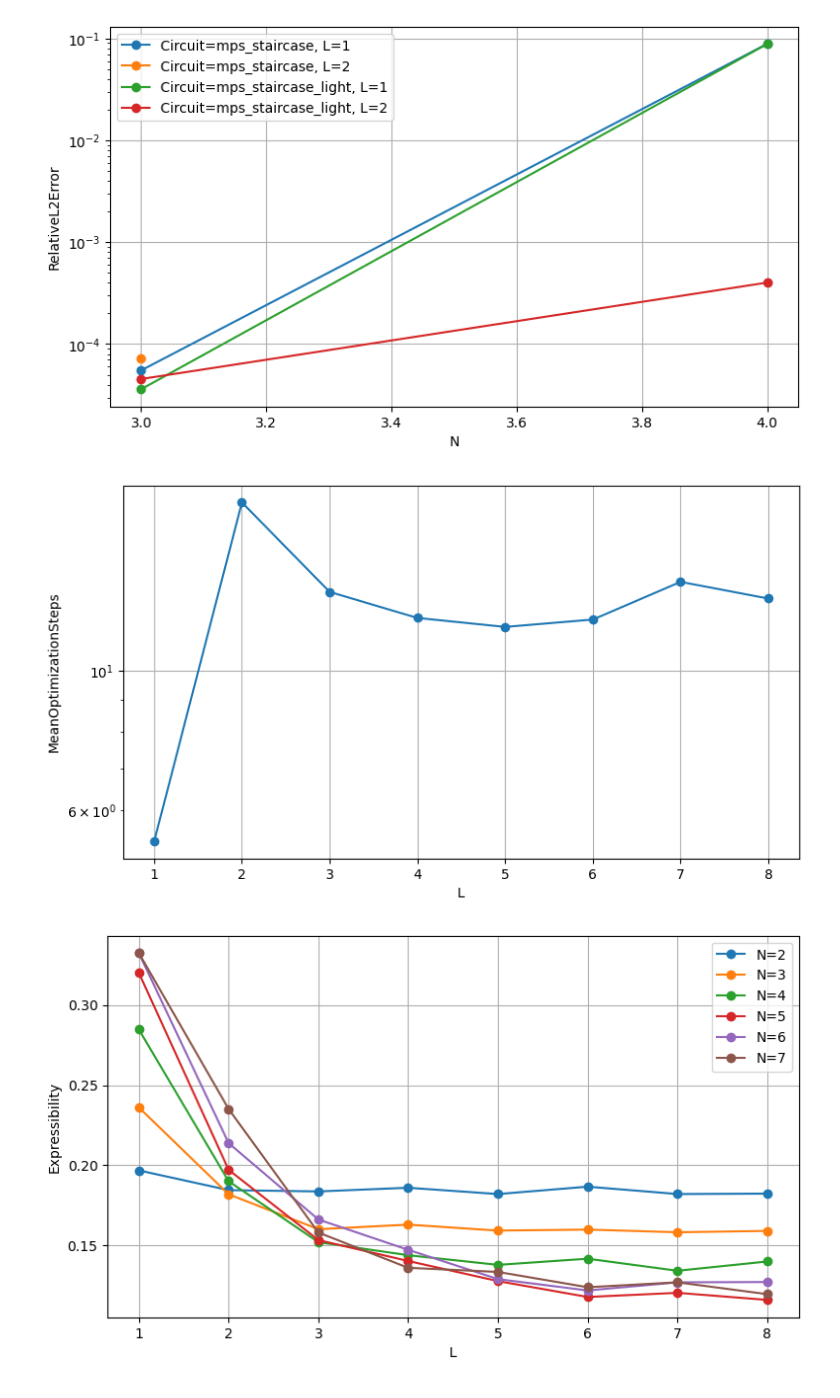
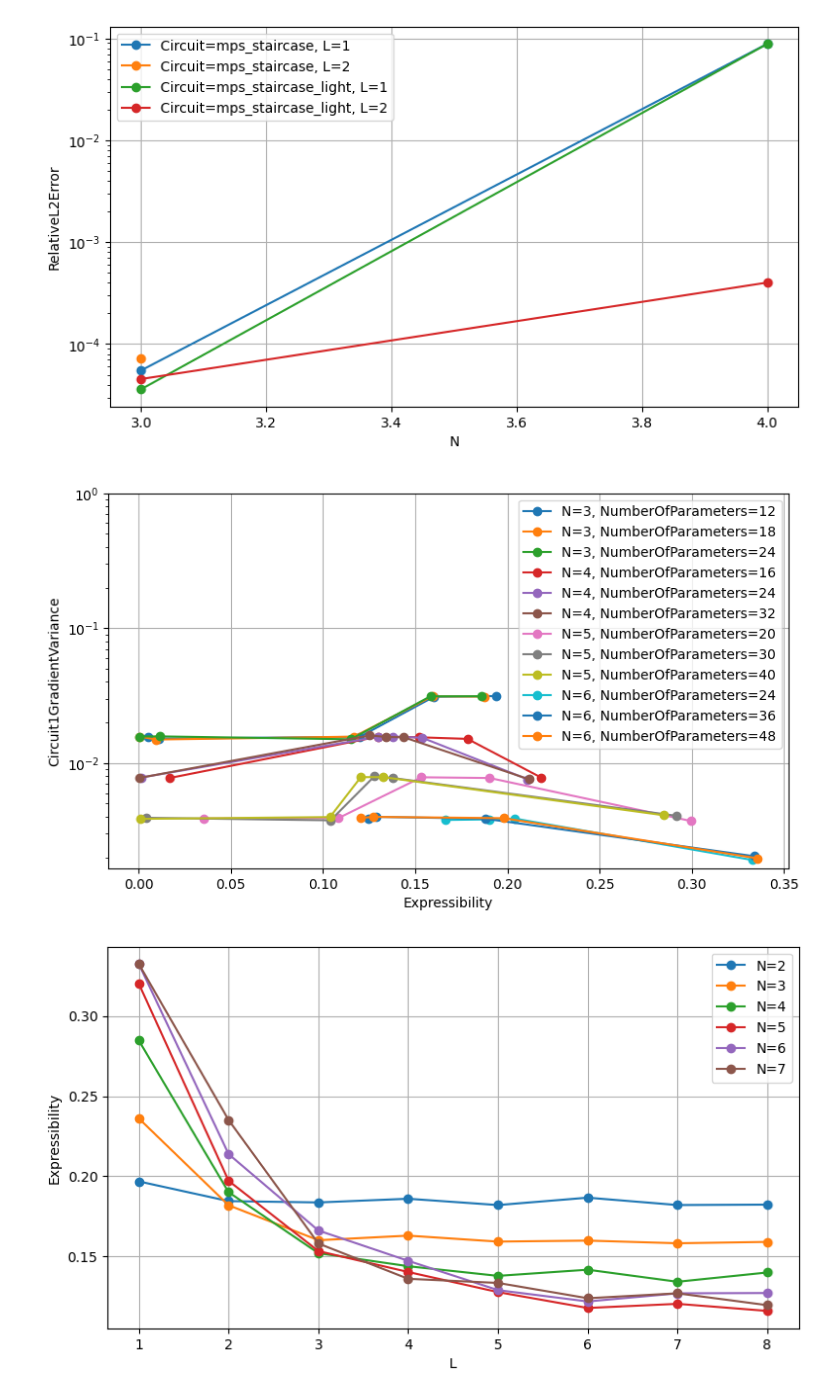
Before and after one commit to Joel-Kunk/VQCFD_quimb, a Jupyter notebook: analysis_results.ipynb, the cells around one changed output. Saved outputs shown, nothing was run; the diff lists cells and outputs as text; code cells hidden in the pictures.

Commit message:
more circuits

```diff
--- a/analysis_results.ipynb
+++ b/analysis_results.ipynb
@@ -155,8 +155,8 @@ shots_used_total: 0
 
 Use `TIMESTEP = 0` for the initial state, a positive saved-state index, or `-1` for the final state. The plot reports MSE, R², and normalized squared-overlap fidelity.
 # %%
-DIR_LABEL = "N4_mps_staircase"
-LABEL = "L1"
+DIR_LABEL = "tests"
+LABEL = "N3L2_paper_viscid"
 
 run = an.load_run(DIR_LABEL, LABEL)
 run
@@ -165,6 +165,6 @@ RunData(dir_label='N4_mps_staircase', label='L1', full_label='N4_mps_staircase_L
 # %%
 DIR_LABEL = "tests"
-LABEL = "N3_L2"
+LABEL = "N3L2_multiscale_tree_rzrxrz"
 
 run = an.load_run(DIR_LABEL, LABEL)
 
@@ -509,39 +499,39 @@ filtered_table, ax, fig = an.plot_run_table(
 # fig.savefig(f"figures/{folder}/{name}.pdf", bbox_inches='tight')
 # %%
 # This second configurable plot uses the same general interface.
-X = "L"
-Y = "MeanOptimizationSteps"
-GROUP_BY = None
+X = "Expressibility"
+Y = "Circuit1GradientVariance"
+GROUP_BY = ["N", "NumberOfParameters"]
 FILTERS = {
-    "N": [3],
-    "Circuit": "default",
+    # "N": [3],
+    # "Circuit": "default",
     "InitialState": "sine",
     # "L": [1, 2, 3],
 }
 PLOT_KIND = "line"       # "line" or "scatter"
 LOG_Y = True
 X_LABEL = None             # e.g. "Number of qubits"; None uses X
 Y_LABEL = None             # e.g. "Gradient variance"; None uses Y
 SERIES_LABELS = None       # e.g. ["Sine", "Gaussian"]
 X_LIMITS = None            # e.g. (2, 6); use None for automatic limits
-Y_LIMITS = None            # e.g. (1e-8, 1); use None for automatic limits
+Y_LIMITS = (0,1)            # e.g. (1e-8, 1); use None for automatic limits
 
 filtered_table, ax, fig = an.plot_run_table(
     run_table,
     x=X,
     y=Y,
     filters=FILTERS,
     group_by=GROUP_BY,
     kind=PLOT_KIND,
     log_y=LOG_Y,
     x_label=X_LABEL,
     y_label=Y_LABEL,
     series_labels=SERIES_LABELS,
     x_limits=X_LIMITS,
     y_limits=Y_LIMITS,
 )
 # %% [output]
-[figure, old version]
+[figure, new version]
 # %%
 # This second configurable plot uses the same general interface.
 X = "L"
```
Also changed, not shown: parts of 3 cells of this notebook, 7 other files.
